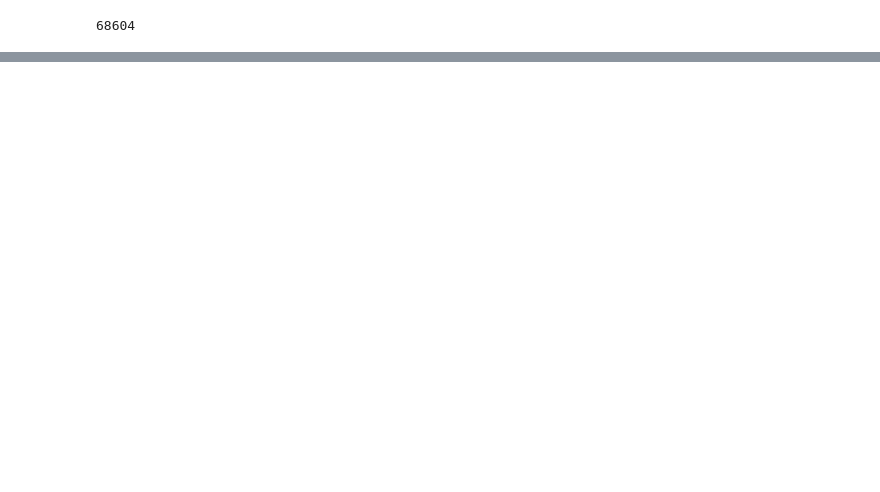
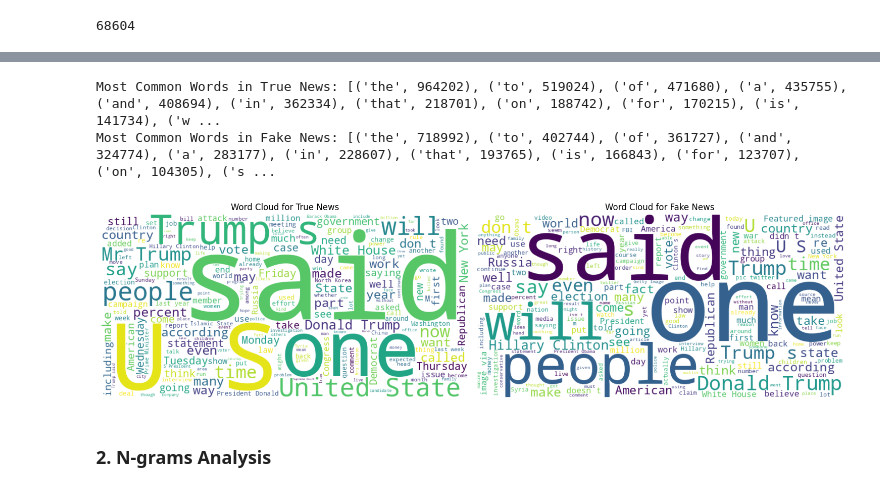
Before and after one commit to tandao0909/nlp-project, a Jupyter notebook: eda.ipynb, the cells around one changed output, grey strips where cells are left out. Drawn from its saved outputs; the diff is of its cells as text; code cells hidden in the pictures; blank space fills up the shorter version.

```diff
--- a/eda.ipynb
+++ b/eda.ipynb
@@ -65,0 +396,28 @@ true_df.shape[0] + fake_df.shape[0]
+# %%
+true_common_words = get_most_common_words(tmp_true_df['text'], n=30)
+fake_common_words = get_most_common_words(tmp_fake_df['text'], n=30)
+
+print("Most Common Words in True News:", true_common_words)
+print("Most Common Words in Fake News:", fake_common_words)
+# %% [output]
+Most Common Words in True News: [('the', 964202), ('to', 519024), ('of', 471680), ('a', 435755), ('and', 408694), ('in', 362334), ('that', 218701), ('on', 188742), ('for', 170215), ('is', 141734), ('w ...
+Most Common Words in Fake News: [('the', 718992), ('to', 402744), ('of', 361727), ('and', 324774), ('a', 283177), ('in', 228607), ('that', 193765), ('is', 166843), ('for', 123707), ('on', 104305), ('s ...
+# %%
+fig, axes = plt.subplots(1, 2, figsize=(15, 7))
+
+true_wordcloud = WordCloud(width=800, height=400, background_color='white').generate(' '.join(tmp_true_df['text']))
+axes[0].imshow(true_wordcloud, interpolation='bilinear')
+axes[0].set_title('Word Cloud for True News')
+axes[0].axis('off')
+
+fake_wordcloud = WordCloud(width=800, height=400, background_color='white').generate(' '.join(tmp_fake_df['text']))
+axes[1].imshow(fake_wordcloud, interpolation='bilinear')
+axes[1].set_title('Word Cloud for Fake News')
+axes[1].axis('off')
+
+plt.tight_layout()
+plt.show()
+# %% [output]
+[figure, added]
+# %% [markdown]
+### 2. N-grams Analysis
```
Also changed, not shown: parts of 74 cells of this notebook.
